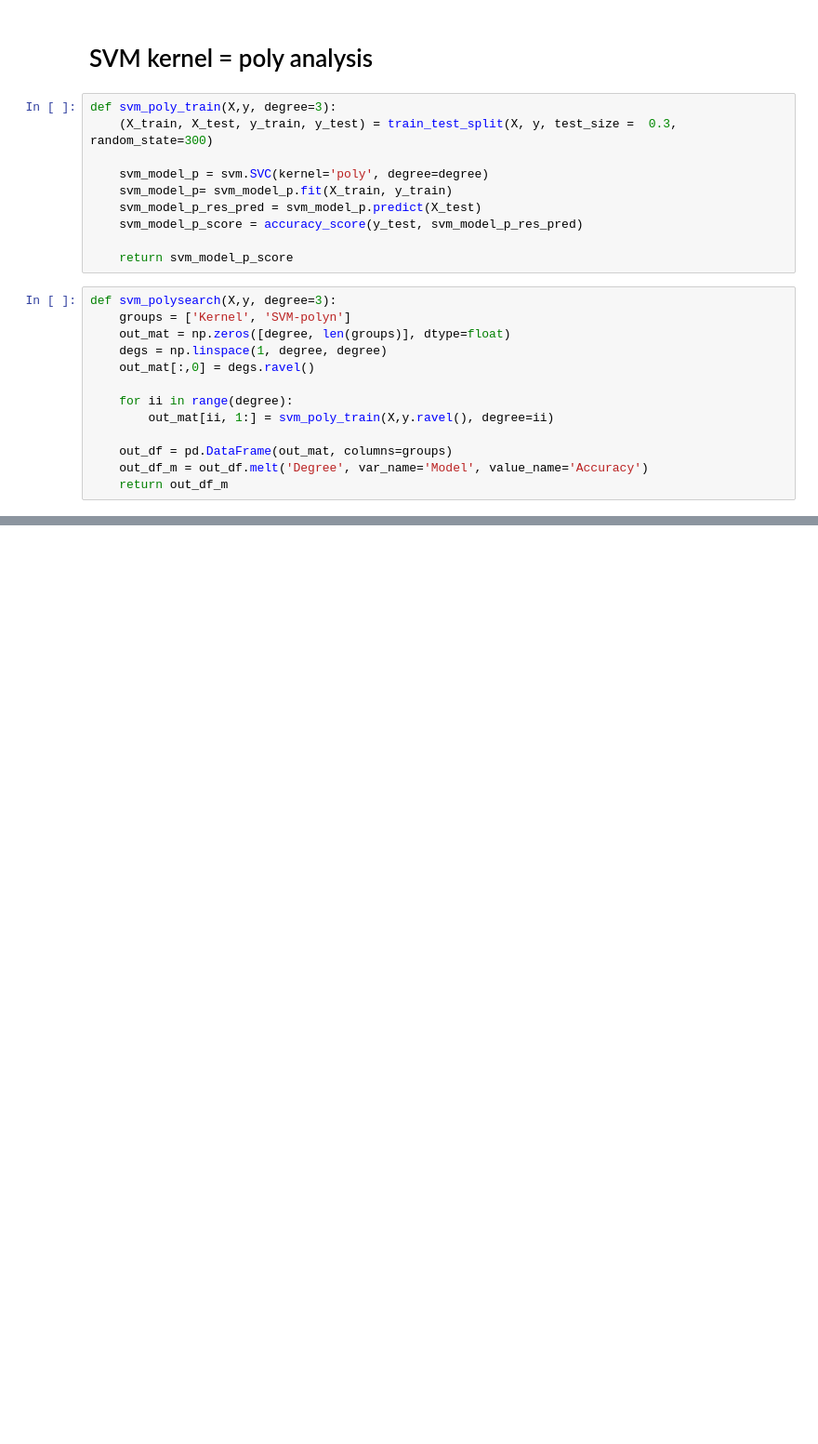
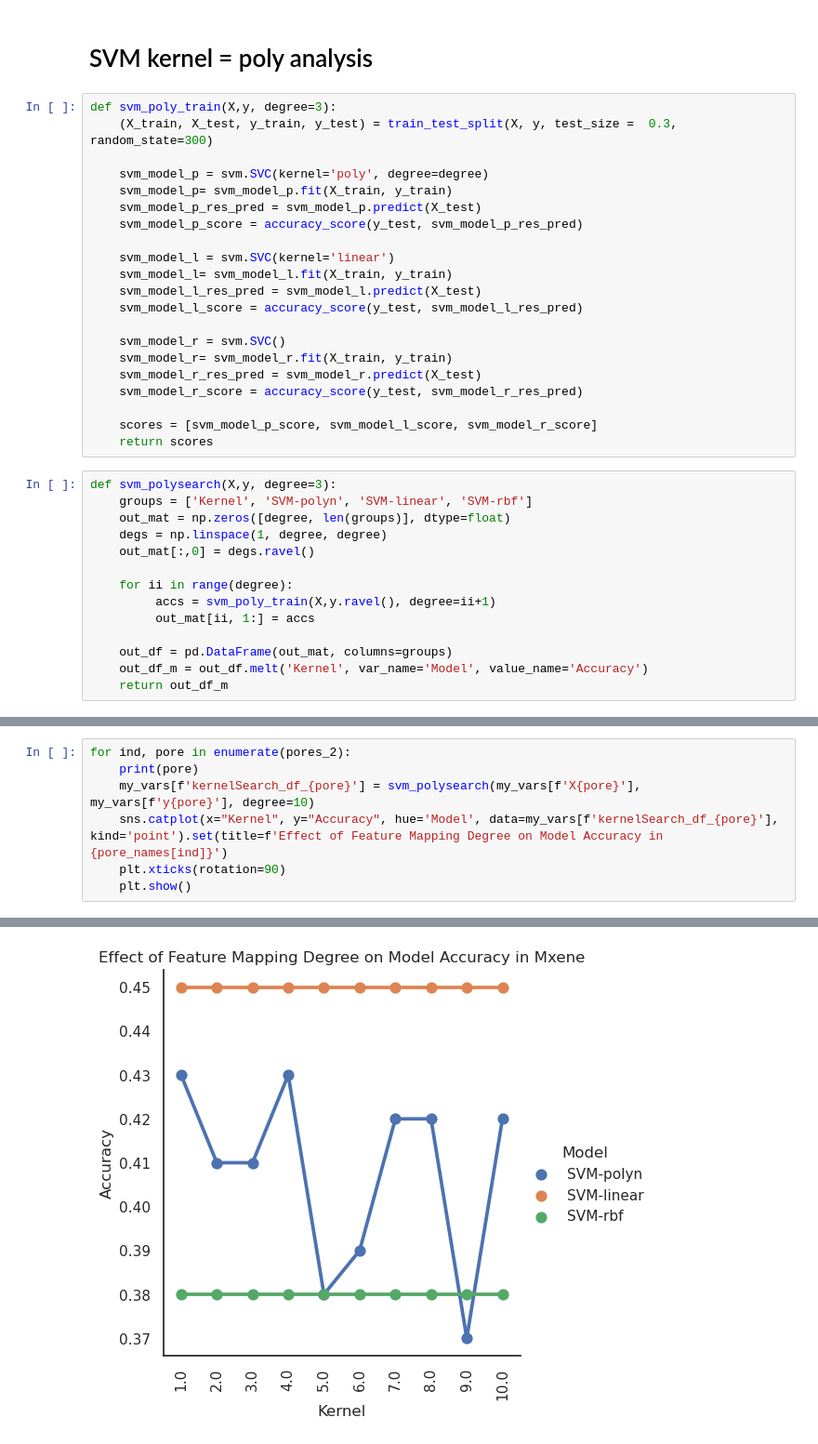
Before and after one commit to makazumah/AIML24787-Project, a Jupyter notebook: Random_forest_func_Form.ipynb, the cells around one changed output, grey strips where cells are left out. Shown at 93% size. Drawn from its saved outputs; the diff is of its cells as text; blank space fills up the shorter version.

```diff
--- a/Random_forest_func_Form.ipynb
+++ b/Random_forest_func_Form.ipynb
@@ -1124,17 +1013,29 @@ def svm_poly_train(X,y, degree=3):
     svm_model_p_res_pred = svm_model_p.predict(X_test)
     svm_model_p_score = accuracy_score(y_test, svm_model_p_res_pred)
 
-    return svm_model_p_score
+    svm_model_l = svm.SVC(kernel='linear')
+    svm_model_l= svm_model_l.fit(X_train, y_train)
+    svm_model_l_res_pred = svm_model_l.predict(X_test)
+    svm_model_l_score = accuracy_score(y_test, svm_model_l_res_pred)
+
+    svm_model_r = svm.SVC()
+    svm_model_r= svm_model_r.fit(X_train, y_train)
+    svm_model_r_res_pred = svm_model_r.predict(X_test)
+    svm_model_r_score = accuracy_score(y_test, svm_model_r_res_pred)
+
+    scores = [svm_model_p_score, svm_model_l_score, svm_model_r_score]
+    return scores
 # %%
 def svm_polysearch(X,y, degree=3):
-    groups = ['Kernel', 'SVM-polyn']
+    groups = ['Kernel', 'SVM-polyn', 'SVM-linear', 'SVM-rbf']
     out_mat = np.zeros([degree, len(groups)], dtype=float)
     degs = np.linspace(1, degree, degree)
     out_mat[:,0] = degs.ravel()
 
     for ii in range(degree):
-        out_mat[ii, 1:] = svm_poly_train(X,y.ravel(), degree=ii)
+         accs = svm_poly_train(X,y.ravel(), degree=ii+1)
+         out_mat[ii, 1:] = accs
 
     out_df = pd.DataFrame(out_mat, columns=groups)
-    out_df_m = out_df.melt('Degree', var_name='Model', value_name='Accuracy')
+    out_df_m = out_df.melt('Kernel', var_name='Model', value_name='Accuracy')
     return out_df_m
@@ -1144,0 +1047,8 @@ KeyError: 'Degree'
+# %%
+for ind, pore in enumerate(pores_2):
+    print(pore)
+    my_vars[f'kernelSearch_df_{pore}'] = svm_polysearch(my_vars[f'X{pore}'], my_vars[f'y{pore}'], degree=10)
+    sns.catplot(x="Kernel", y="Accuracy", hue='Model', data=my_vars[f'kernelSearch_df_{pore}'], kind='point').set(title=f'Effect of Feature Mapping Degree on Model Accuracy in {pore_names[ind]}')
+    plt.xticks(rotation=90)
+    plt.show()
+# %% [output]
@@ -1144,0 +1056 @@ KeyError: 'Degree'
+[figure, added]
```
Also changed, not shown: parts of 37 cells of this notebook, 1 other file.
